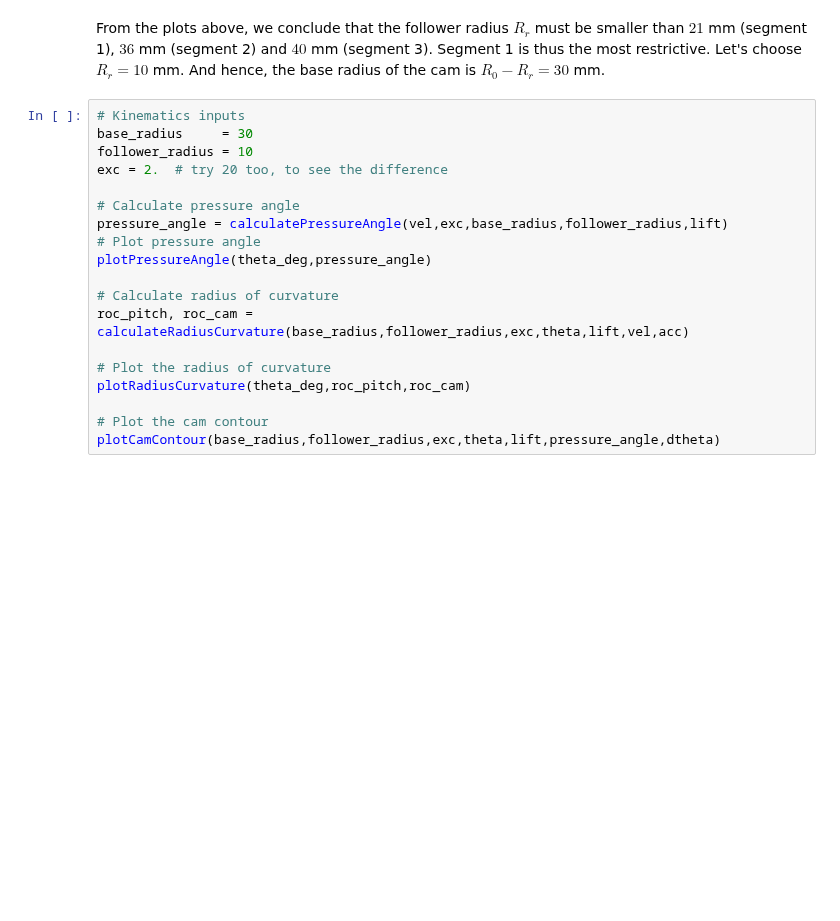
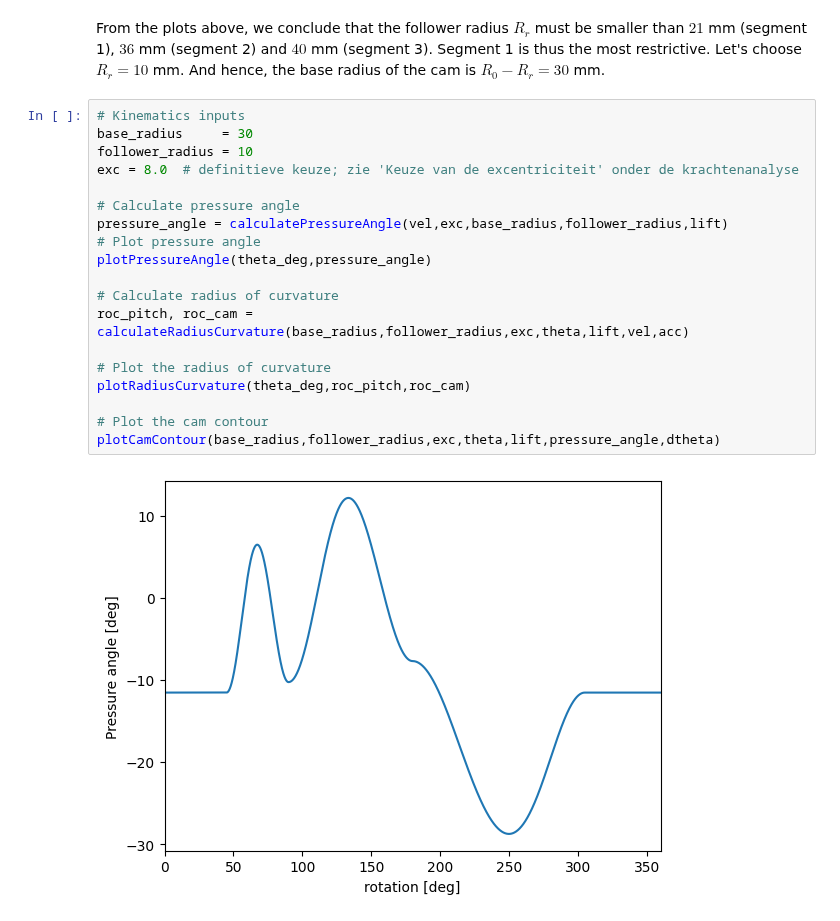
Before and after one commit to colincools/beweging, a Jupyter notebook: Algoritme-nok-ontwerp-2.ipynb, the cells around one changed output. Saved outputs shown, nothing was run; the diff lists cells and outputs as text; blank space fills up the shorter version.

```diff
--- a/Algoritme-nok-ontwerp-2.ipynb
+++ b/Algoritme-nok-ontwerp-2.ipynb
@@ -564,19 +686,21 @@ From the plots above, we conclude that the follower radius $R_r$ must be smaller
 # %%
 # Kinematics inputs
 base_radius     = 30
 follower_radius = 10
-exc = 2.  # try 20 too, to see the difference
+exc = 8.0  # definitieve keuze; zie 'Keuze van de excentriciteit' onder de krachtenanalyse
 
 # Calculate pressure angle
 pressure_angle = calculatePressureAngle(vel,exc,base_radius,follower_radius,lift)
 # Plot pressure angle
 plotPressureAngle(theta_deg,pressure_angle)
 
 # Calculate radius of curvature
 roc_pitch, roc_cam = calculateRadiusCurvature(base_radius,follower_radius,exc,theta,lift,vel,acc)
 
 # Plot the radius of curvature
 plotRadiusCurvature(theta_deg,roc_pitch,roc_cam)
 
 # Plot the cam contour
 plotCamContour(base_radius,follower_radius,exc,theta,lift,pressure_angle,dtheta)
+# %% [output]
+[figure, added]
```
Also changed, not shown: parts of 29 cells of this notebook.
